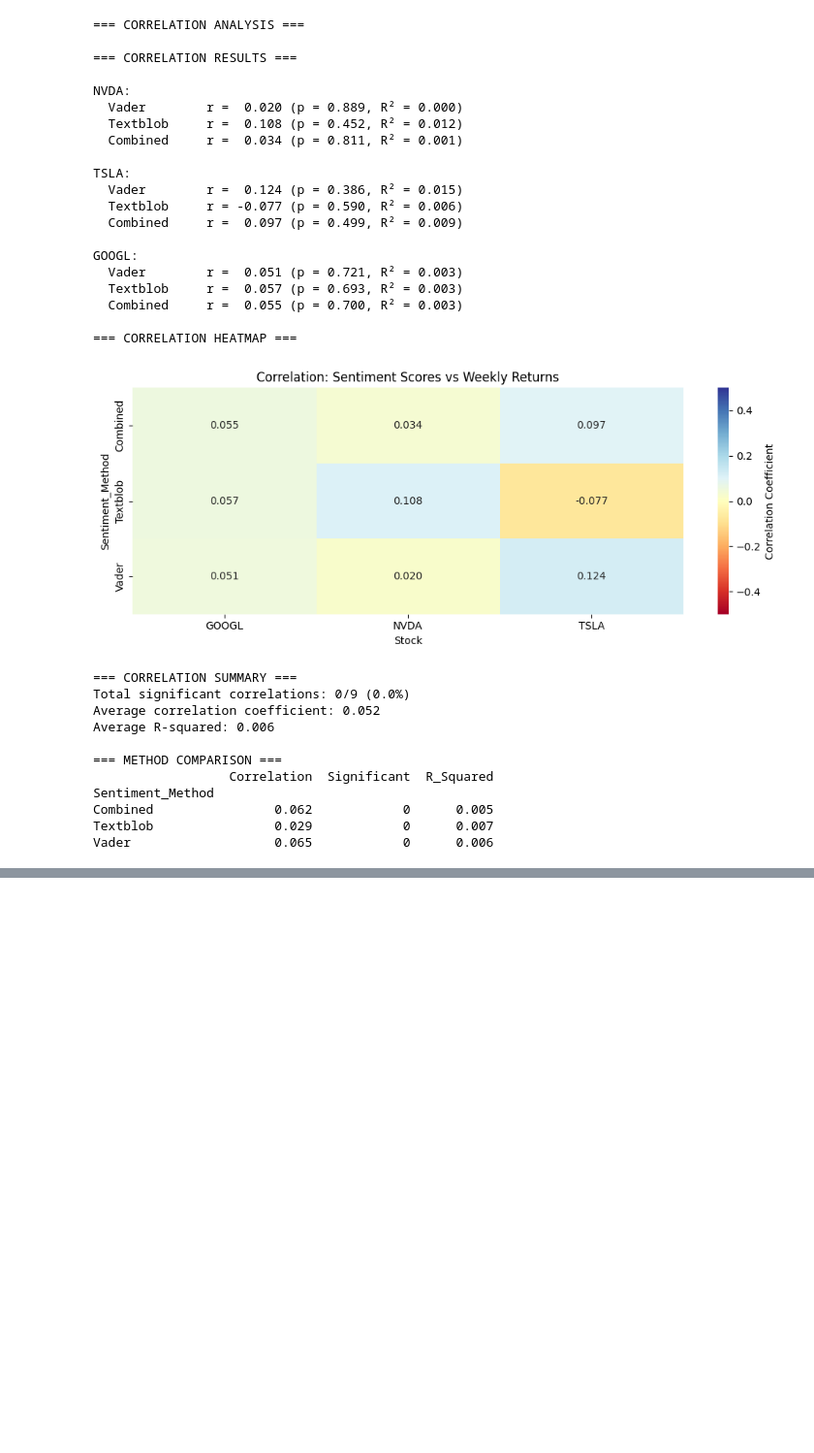
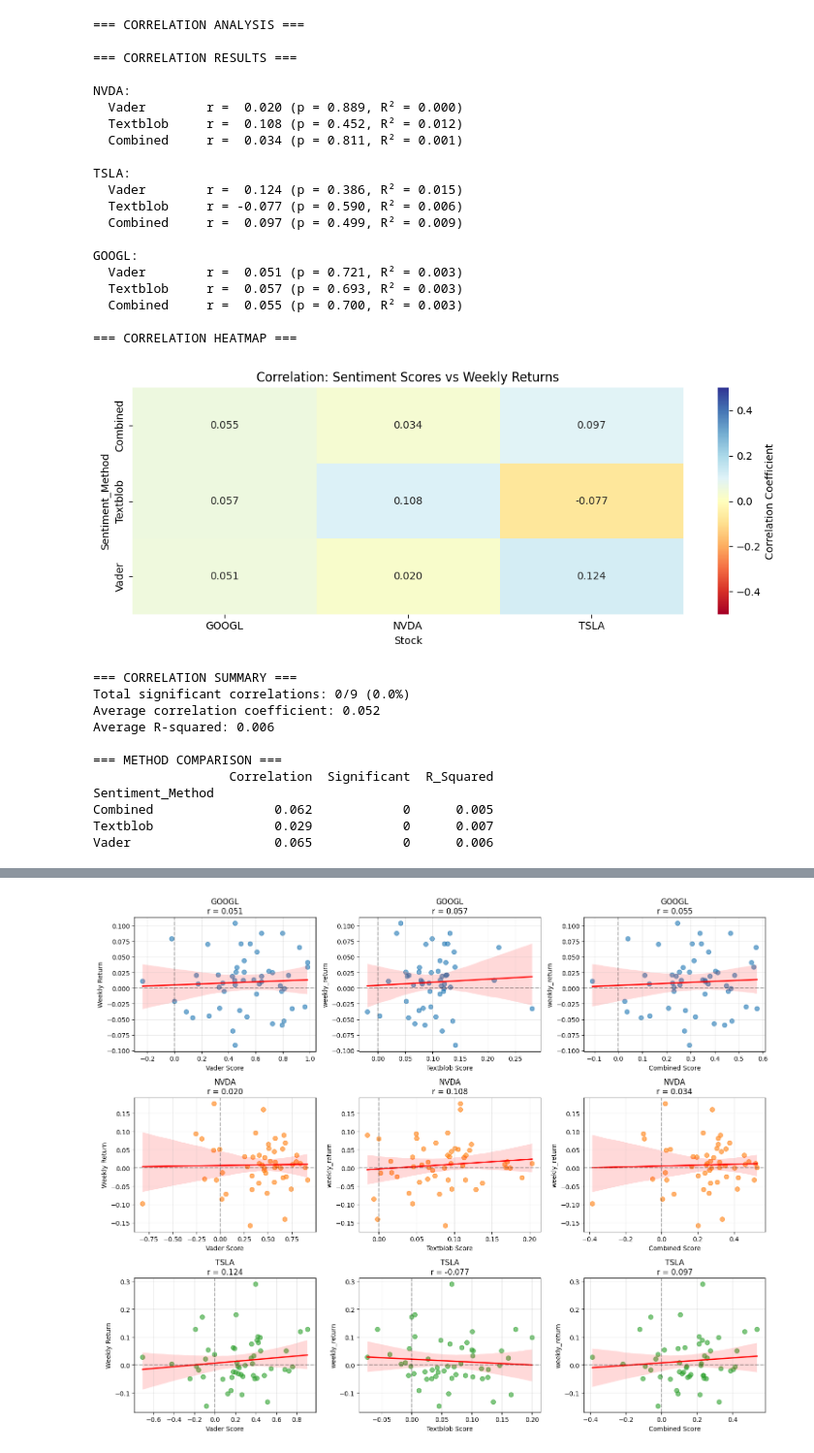
Before and after one commit to Raumfahrer007/stock_news_analyzer, a Jupyter notebook: notebooks/stock_news_analyzer_project.ipynb, the cells around one changed output, grey strips where cells are left out. Shown at 97% size. Saved outputs shown, nothing was run; the diff lists cells and outputs as text; code cells hidden in the pictures; blank space fills up the shorter version.

```diff
--- a/notebooks/stock_news_analyzer_project.ipynb
+++ b/notebooks/stock_news_analyzer_project.ipynb
@@ -1038,7 +1065,7 @@ Validate stock returns data for completeness, distribution, and temporal coverag
 # %%
 # Using pivot for easier plotting
 plt.figure(figsize=(12, 4))
-pivot_returns = stock_returns_weekly.pivot(index='week_ending', columns='ticker', values='weekly_return')
+pivot_returns = stock_returns_weekly.pivot(index='week_ending', columns='stock', values='weekly_return')
 
 for ticker in pivot_returns.columns:
     plt.plot(pivot_returns.index, pivot_returns[ticker], marker='o', label=ticker, markersize=2, alpha=0.7)
@@ -1056,8 +1083,8 @@ print("\n=== STOCK RETURNS VALIDATION ===")
 
 # 1. Basic completeness check
 print("1. Returns Data Completeness:")
-for ticker in stock_returns_weekly['ticker'].unique():
-    ticker_data = stock_returns_weekly[stock_returns_weekly['ticker'] == ticker]
+for ticker in stock_returns_weekly['stock'].unique():
+    ticker_data = stock_returns_weekly[stock_returns_weekly['stock'] == ticker]
     missing_returns = ticker_data['weekly_return'].isna().sum()
     print(f"{ticker}")
     print(f"  Full Weeks: {len(ticker_data)}")
@@ -1185,9 +1212,9 @@ TSLA:
 # %% [markdown]
 #### 5.4.3 Weekly Alignment Validation
 # %%
-for ticker in stock_returns_weekly['ticker'].unique():
+for ticker in stock_returns_weekly['stock'].unique():
     # Get returns data for this stock
-    returns_data = stock_returns_weekly[stock_returns_weekly['ticker'] == ticker]
+    returns_data = stock_returns_weekly[stock_returns_weekly['stock'] == ticker]
     returns_weeks = set(returns_data['week_ending'])
 
     # Get sentiment data for this stock
@@ -1254,8 +1281,7 @@ This section combines the engineered weekly features into the final analysis dat
 With both datasets validated and temporally aligned, we now merge the weekly sentiment averages with weekly stock returns to create the final analysis dataset. The merge uses an inner join on `stock` and `week_ending` columns to ensure only complete stock-week pairs are included.
 # %%
 # Prepare the returns data for merging (keep only essential columns)
-returns_for_merge = stock_returns_weekly[['ticker', 'week_ending', 'weekly_return']].copy()
-returns_for_merge = returns_for_merge.rename(columns={'ticker': 'stock'})
+returns_for_merge = stock_returns_weekly[['stock', 'week_ending', 'weekly_return']].copy()
 
 print(f"Returns data for merging: {len(returns_for_merge)} observations")
 print(f"Sentiment data for merging: {len(reddit_sentiment_weekly)} observations")
@@ -1738,0 +1808,67 @@ Vader                   0.065            0      0.006
+# %%
+# 7.2 Visual Relationship Analysis (Qualitative Assessment)
+print("=== VISUAL RELATIONSHIP ANALYSIS ===")
+
+# Create enhanced scatterplots with confidence intervals
+fig, axes = plt.subplots(3, 3, figsize=(15, 12))
+
+for i, stock in enumerate(merged_data['stock'].unique()):
+    stock_data = merged_data[merged_data['stock'] == stock]
+
+    for j, sentiment_col in enumerate(['vader_score', 'textblob_score', 'combined_score']):
+        # Create scatterplot with regression line and confidence interval
+        sns.regplot(
+            x=sentiment_col,
+            y='weekly_return',
+            data=stock_data,
+            ax=axes[i, j],
+            scatter_kws={'alpha': 0.6, 'color': colors[i], 's': 50},
+            line_kws={'color': 'red', 'linewidth': 2},
+            ci=95  # 95% confidence interval
+        )
+
+        # Calculate and display correlation
+        corr = stock_data[sentiment_col].corr(stock_data['weekly_return'])
+
+        # Customize plot
+        axes[i, j].axhline(y=0, color='black', linestyle='--', alpha=0.3)
+        axes[i, j].axvline(x=0, color='black', linestyle='--', alpha=0.3)
+        axes[i, j].set_xlabel(f'{sentiment_col.replace("_", " ").title()}')
+        if j == 0:
+            axes[i, j].set_ylabel('Weekly Return')
+        axes[i, j].set_title(f'{stock}\nr = {corr:.3f}')
+        axes[i, j].grid(True, alpha=0.3)
+
+plt.tight_layout()
+plt.show()
+
+# Analyze visual patterns
+print("\n=== VISUAL PATTERN ANALYSIS ===")
+for i, stock in enumerate(merged_data['stock'].unique()):
+    stock_data = merged_data[merged_data['stock'] == stock]
+
+    print(f"\n{stock} Visual Patterns:")
+
+    # Check for outlier influence
+    for sentiment_col in ['vader_score', 'textblob_score', 'combined_score']:
+        sentiment_data = stock_data[sentiment_col]
+        returns_data = stock_data['weekly_return']
+
+        # Identify extreme points
+        extreme_sentiment = (abs(sentiment_data - sentiment_data.mean()) > 2 * sentiment_data.std())
+        extreme_returns = (abs(returns_data - returns_data.mean()) > 2 * returns_data.std())
+        extreme_points = sum(extreme_sentiment & extreme_returns)
+
+        print(f"  {sentiment_col.replace('_score', '').title():12}: {extreme_points} extreme points in both dimensions")
+
+    # Check data distribution across quadrants
+    combined_data = stock_data['combined_score']
+    returns_data = stock_data['weekly_return']
+
+    q1 = sum((combined_data > 0) & (returns_data > 0))  # Positive sentiment, positive returns
+    q2 = sum((combined_data < 0) & (returns_data > 0))  # Negative sentiment, positive returns
+    q3 = sum((combined_data < 0) & (returns_data < 0))  # Negative sentiment, negative returns
+    q4 = sum((combined_data > 0) & (returns_data < 0))  # Positive sentiment, negative returns
+
+    print(f"  Quadrant Distribution: ++:{q1}/51, -+:{q2}/51, --:{q3}/51, +-:{q4}/51")
+# %% [output]
@@ -1738,0 +1876 @@ Vader                   0.065            0      0.006
+[figure, added]
```
Also changed, not shown: parts of 19 cells of this notebook, 3 other files.
